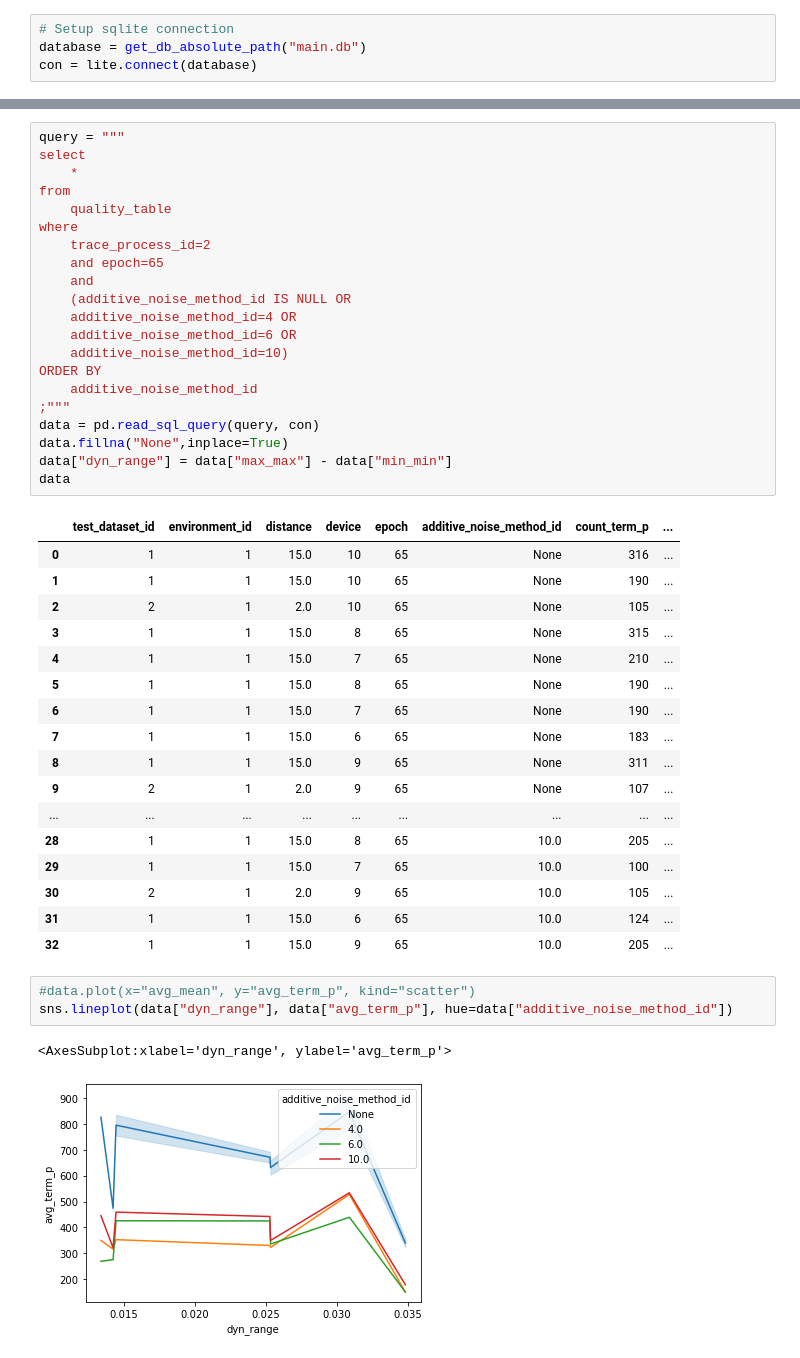
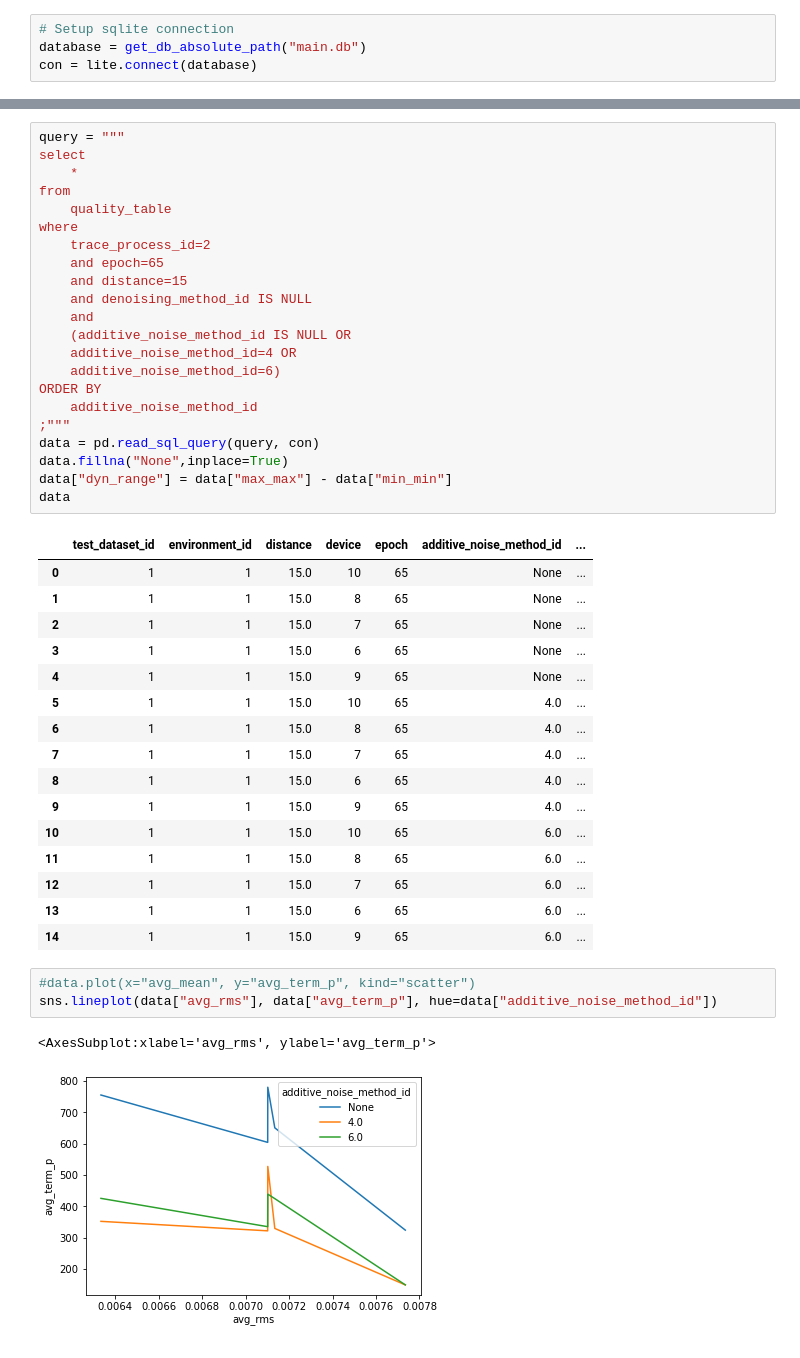
Before and after one commit to axelzedigh/MasterThesisResults, a Jupyter notebook: notebooks/Database_interactions.ipynb, the cells around one changed output, grey strips where cells are left out. Drawn from its saved outputs; the diff is of its cells as text.

```diff
--- a/notebooks/Database_interactions.ipynb
+++ b/notebooks/Database_interactions.ipynb
@@ -36,11 +36,12 @@ from
 where
     trace_process_id=2
     and epoch=65
+    and distance=15
+    and denoising_method_id IS NULL
     and
     (additive_noise_method_id IS NULL OR
     additive_noise_method_id=4 OR
-    additive_noise_method_id=6 OR
-    additive_noise_method_id=10)
+    additive_noise_method_id=6)
 ORDER BY
     additive_noise_method_id
 ;"""
@@ -49,26 +50,25 @@ data.fillna("None",inplace=True)
 data["dyn_range"] = data["max_max"] - data["min_min"]
 data
 # %% [output]
-|  | test_dataset_id | environment_id | distance | device | epoch | additive_noise_method_id | count_term_p | ... |
-| 0 | 1 | 1 | 15.0 | 10 | 65 | None | 316 | ... |
-| 1 | 1 | 1 | 15.0 | 10 | 65 | None | 190 | ... |
-| 2 | 2 | 1 | 2.0 | 10 | 65 | None | 105 | ... |
-| 3 | 1 | 1 | 15.0 | 8 | 65 | None | 315 | ... |
-| 4 | 1 | 1 | 15.0 | 7 | 65 | None | 210 | ... |
-| 5 | 1 | 1 | 15.0 | 8 | 65 | None | 190 | ... |
-| 6 | 1 | 1 | 15.0 | 7 | 65 | None | 190 | ... |
-| 7 | 1 | 1 | 15.0 | 6 | 65 | None | 183 | ... |
-| 8 | 1 | 1 | 15.0 | 9 | 65 | None | 311 | ... |
-| 9 | 2 | 1 | 2.0 | 9 | 65 | None | 107 | ... |
-| ... | ... | ... | ... | ... | ... | ... | ... | ... |
-| 28 | 1 | 1 | 15.0 | 8 | 65 | 10.0 | 205 | ... |
-| 29 | 1 | 1 | 15.0 | 7 | 65 | 10.0 | 100 | ... |
-| 30 | 2 | 1 | 2.0 | 9 | 65 | 10.0 | 105 | ... |
-| 31 | 1 | 1 | 15.0 | 6 | 65 | 10.0 | 124 | ... |
-| 32 | 1 | 1 | 15.0 | 9 | 65 | 10.0 | 205 | ... |
+|  | test_dataset_id | environment_id | distance | device | epoch | additive_noise_method_id | ... |
+| 0 | 1 | 1 | 15.0 | 10 | 65 | None | ... |
+| 1 | 1 | 1 | 15.0 | 8 | 65 | None | ... |
+| 2 | 1 | 1 | 15.0 | 7 | 65 | None | ... |
+| 3 | 1 | 1 | 15.0 | 6 | 65 | None | ... |
+| 4 | 1 | 1 | 15.0 | 9 | 65 | None | ... |
+| 5 | 1 | 1 | 15.0 | 10 | 65 | 4.0 | ... |
+| 6 | 1 | 1 | 15.0 | 8 | 65 | 4.0 | ... |
+| 7 | 1 | 1 | 15.0 | 7 | 65 | 4.0 | ... |
+| 8 | 1 | 1 | 15.0 | 6 | 65 | 4.0 | ... |
+| 9 | 1 | 1 | 15.0 | 9 | 65 | 4.0 | ... |
+| 10 | 1 | 1 | 15.0 | 10 | 65 | 6.0 | ... |
+| 11 | 1 | 1 | 15.0 | 8 | 65 | 6.0 | ... |
+| 12 | 1 | 1 | 15.0 | 7 | 65 | 6.0 | ... |
+| 13 | 1 | 1 | 15.0 | 6 | 65 | 6.0 | ... |
+| 14 | 1 | 1 | 15.0 | 9 | 65 | 6.0 | ... |
 # %%
 #data.plot(x="avg_mean", y="avg_term_p", kind="scatter")
-sns.lineplot(data["dyn_range"], data["avg_term_p"], hue=data["additive_noise_method_id"])
+sns.lineplot(data["avg_rms"], data["avg_term_p"], hue=data["additive_noise_method_id"])
 # %% [output]
-<AxesSubplot:xlabel='dyn_range', ylabel='avg_term_p'>
+<AxesSubplot:xlabel='avg_rms', ylabel='avg_term_p'>
-[figure, old version]
+[figure, new version]
```
Also changed, not shown: parts of 1 cell of this notebook, 5 other files.
